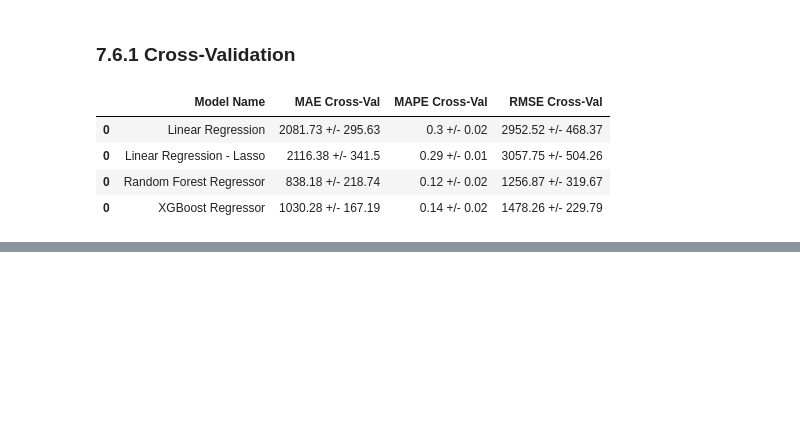
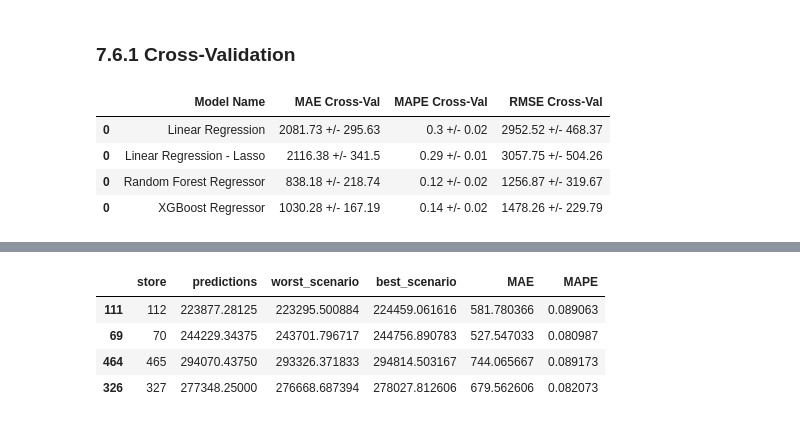
Before and after one commit to brian-oliveira/rossmann-sales-prediction, a Jupyter notebook: main.ipynb, the cells around one changed output, grey strips where cells are left out. Cells and saved outputs as stored; diff of their text form; code cells hidden in the pictures; blank space fills up the shorter version.

```diff
--- a/main.ipynb
+++ b/main.ipynb
@@ -1069,0 +1185,8 @@ modelling_result_cv
+# %%
+df92.sample(4)
+# %% [output]
+|  | store | predictions | worst_scenario | best_scenario | MAE | MAPE |
+| 111 | 112 | 223877.28125 | 223295.500884 | 224459.061616 | 581.780366 | 0.089063 |
+| 69 | 70 | 244229.34375 | 243701.796717 | 244756.890783 | 527.547033 | 0.080987 |
+| 464 | 465 | 294070.43750 | 293326.371833 | 294814.503167 | 744.065667 | 0.089173 |
+| 326 | 327 | 277348.25000 | 276668.687394 | 278027.812606 | 679.562606 | 0.082073 |
```
Also changed, not shown: parts of 23 cells of this notebook.
